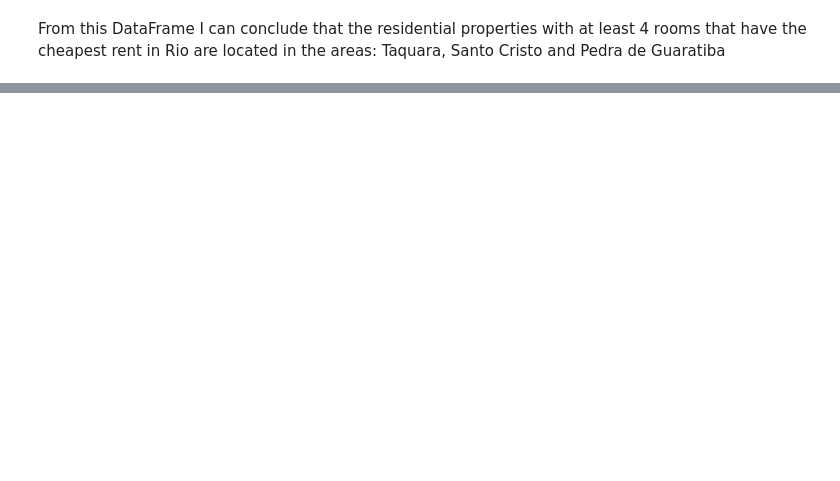
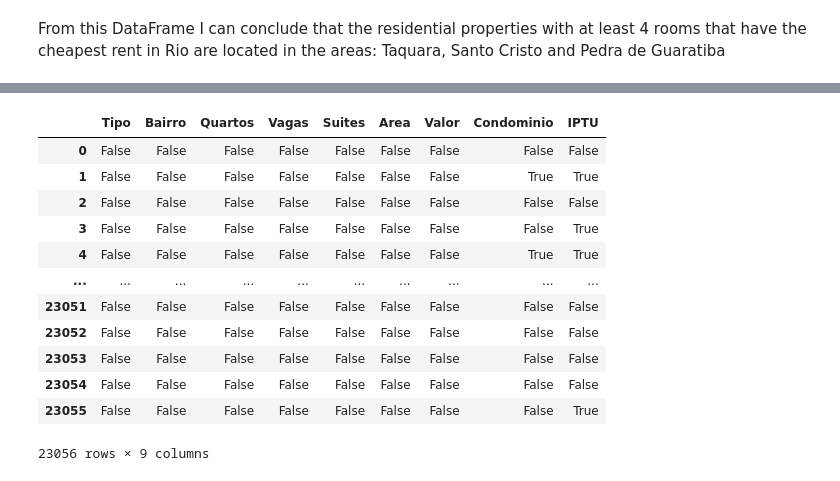
Before and after one commit to nathanqueija/myjourneytodatascience, a Jupyter notebook: 02_pandas_treating_and_analyzing_data/pandas.ipynb, the cells around one changed output, grey strips where cells are left out. Cells and saved outputs as stored; diff of their text form; code cells hidden in the pictures; blank space fills up the shorter version.

Commit message:
Clean data: pandas studies

```diff
--- a/02_pandas_treating_and_analyzing_data/pandas.ipynb
+++ b/02_pandas_treating_and_analyzing_data/pandas.ipynb
@@ -570,0 +573,3 @@ From this DataFrame I can conclude that the residential properties with at least
+# %%
+df = pd.read_csv("data/residential_properties_without_index.csv", sep=";")
+df
@@ -570,0 +590,16 @@ From this DataFrame I can conclude that the residential properties with at least
+# %%
+df.isnull()
+# %% [output]
+|  | Tipo | Bairro | Quartos | Vagas | Suites | Area | Valor | Condominio | IPTU |
+| 0 | False | False | False | False | False | False | False | False | False |
+| 1 | False | False | False | False | False | False | False | True | True |
+| 2 | False | False | False | False | False | False | False | False | False |
+| 3 | False | False | False | False | False | False | False | False | True |
+| 4 | False | False | False | False | False | False | False | True | True |
+| ... | ... | ... | ... | ... | ... | ... | ... | ... | ... |
+| 23051 | False | False | False | False | False | False | False | False | False |
+| 23052 | False | False | False | False | False | False | False | False | False |
+| 23053 | False | False | False | False | False | False | False | False | False |
+| 23054 | False | False | False | False | False | False | False | False | False |
+| 23055 | False | False | False | False | False | False | False | False | True |
+23056 rows × 9 columns
```
Also changed, not shown: parts of 28 cells of this notebook, 2 other files.
